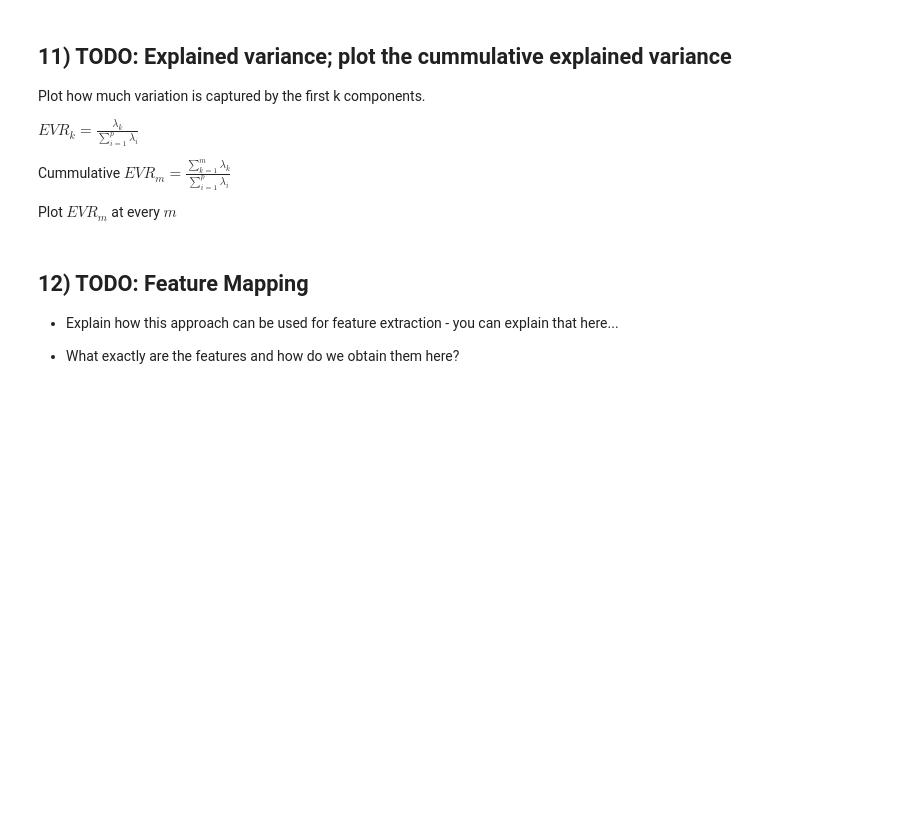
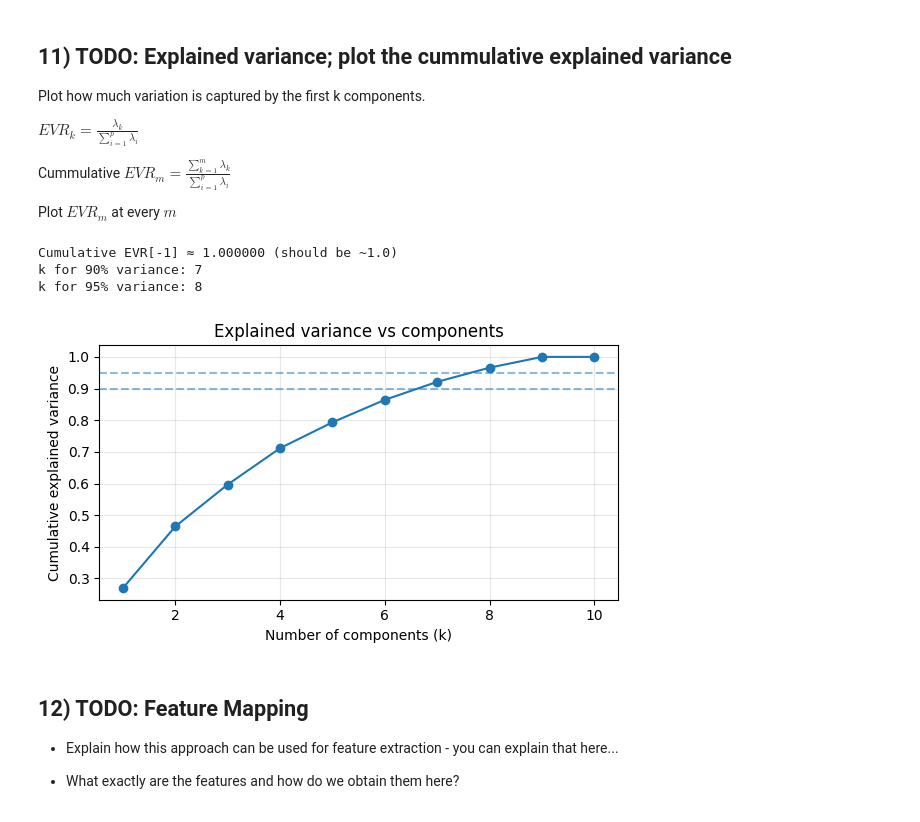
Before and after one commit to aryaa-deshpande/eigenflowers-pattern-recognition, a Jupyter notebook: Homework1-Eigenflowers/Homework1_eigenflowers.ipynb, the cells around one changed output. Saved outputs shown, nothing was run; the diff lists cells and outputs as text; code cells hidden in the pictures; blank space fills up the shorter version.

Commit message:
add variance

```diff
--- a/Homework1-Eigenflowers/Homework1_eigenflowers.ipynb
+++ b/Homework1-Eigenflowers/Homework1_eigenflowers.ipynb
@@ -612,18 +612,46 @@ Cummulative $EVR_m = \frac{\sum_{k=1}^m \lambda_k}{\sum_{i=1}^p \lambda_i}$
 
 Plot $EVR_m$ at every $m$
 # %%
-#####
-#TODO - enter your code here to solve for cummu, the cummlative EVR
+# === 11) Explained variance; cumulative EVR ===
 
-#plot cummu
+# Pick which eigenvalues to use (prefer SVD)
+try:
+    eigvals_ref = eigvals1
+except NameError:
+    try:
+        eigvals_ref = eigvals2
+    except NameError:
+        eigvals_ref = eigvals3
+
+eigvals_ref = np.asarray(eigvals_ref, dtype=float)
+
+# EVR and cumulative EVR
+evr   = eigvals_ref / (eigvals_ref.sum() + 1e-12)
+cummu = np.cumsum(evr)
+
+# Quick report of thresholds
+k90 = int(np.searchsorted(cummu, 0.90) + 1)
+k95 = int(np.searchsorted(cummu, 0.95) + 1)
+print(f"Cumulative EVR[-1] ≈ {cummu[-1]:.6f} (should be ~1.0)")
+print(f"k for 90% variance: {k90}")
+print(f"k for 95% variance: {k95}")
+
+# Plot cumulative EVR
 plt.figure(figsize=(6,3.5))
 plt.plot(np.arange(1, len(cummu)+1), cummu, marker='o')
+plt.axhline(0.90, ls='--', alpha=0.5)
+plt.axhline(0.95, ls='--', alpha=0.5)
 plt.xlabel("Number of components (k)")
 plt.ylabel("Cumulative explained variance")
 plt.title("Explained variance vs components")
 plt.grid(True, alpha=0.3)
 plt.tight_layout()
 plt.show()
+# %% [output]
+Cumulative EVR[-1] ≈ 1.000000 (should be ~1.0)
+k for 90% variance: 7
+k for 95% variance: 8
+[figure, added]
 # %% [markdown]
 
 ## 12) TODO: Feature Mapping
```
